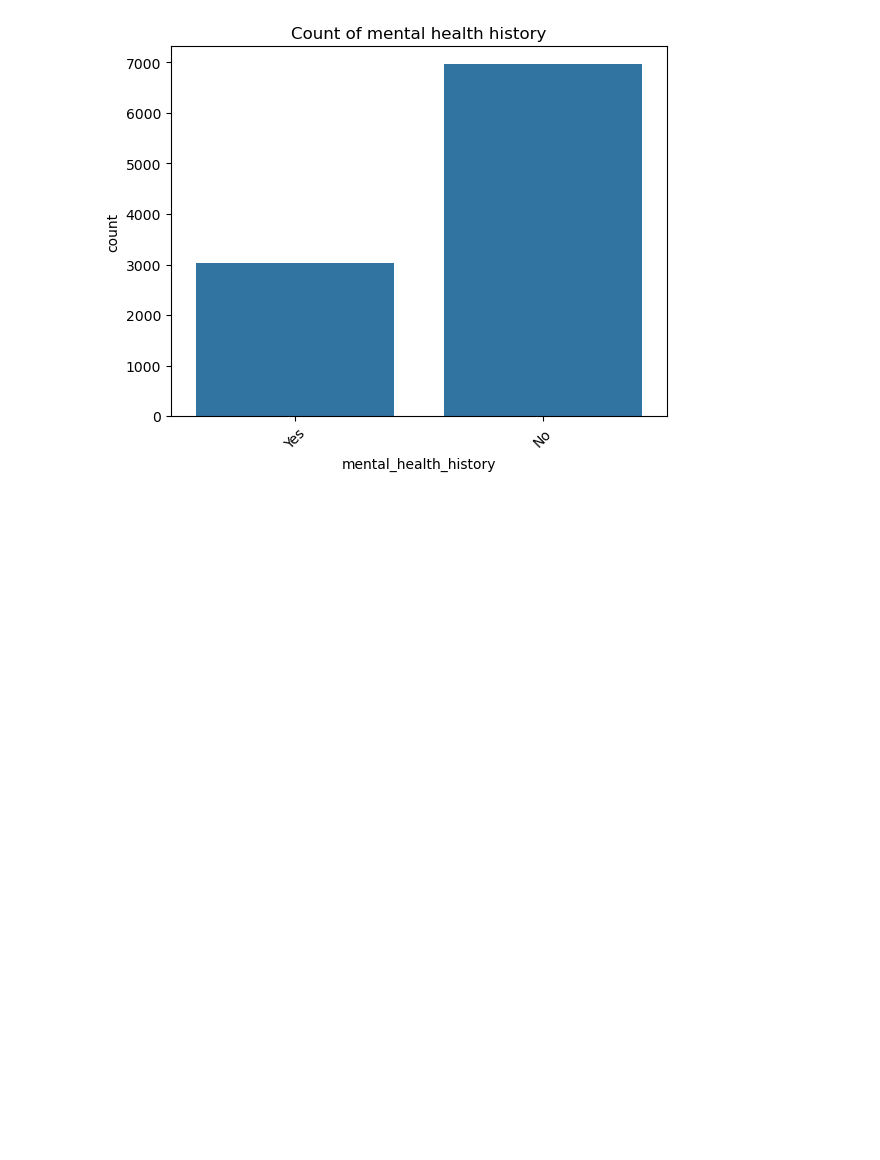
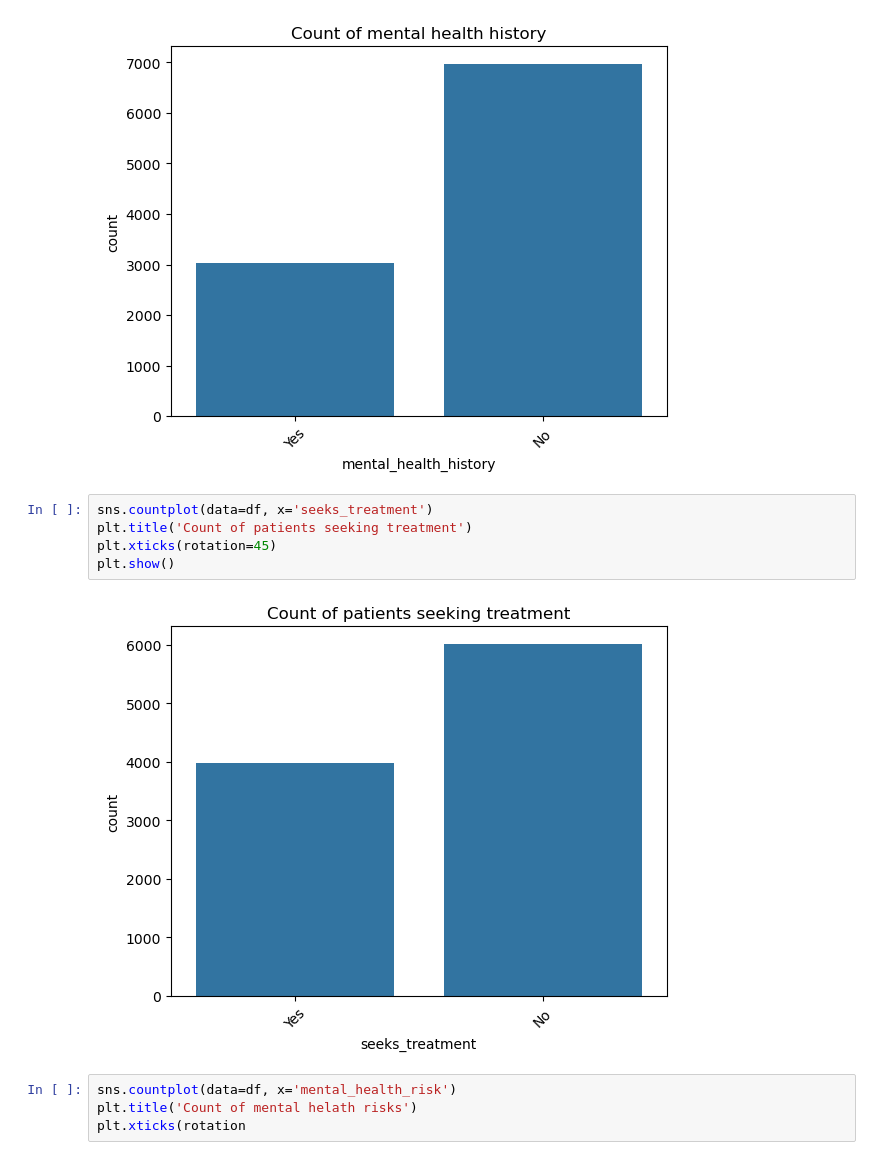
Before and after one commit to kxrrym03/Mental-Health-Analysis, a Jupyter notebook: Mental Health Analysis.ipynb, the cells around one changed output. Drawn from its saved outputs; the diff is of its cells as text; blank space fills up the shorter version.

```diff
--- a/Mental Health Analysis.ipynb
+++ b/Mental Health Analysis.ipynb
@@ -117,3 +117,14 @@ plt.xticks(rotation=45)
 plt.show()
 # %% [output]
 [figure]
+# %%
+sns.countplot(data=df, x='seeks_treatment')
+plt.title('Count of patients seeking treatment')
+plt.xticks(rotation=45)
+plt.show()
+# %% [output]
+[figure, added]
+# %%
+sns.countplot(data=df, x='mental_health_risk')
+plt.title('Count of mental helath risks')
+plt.xticks(rotation
```
